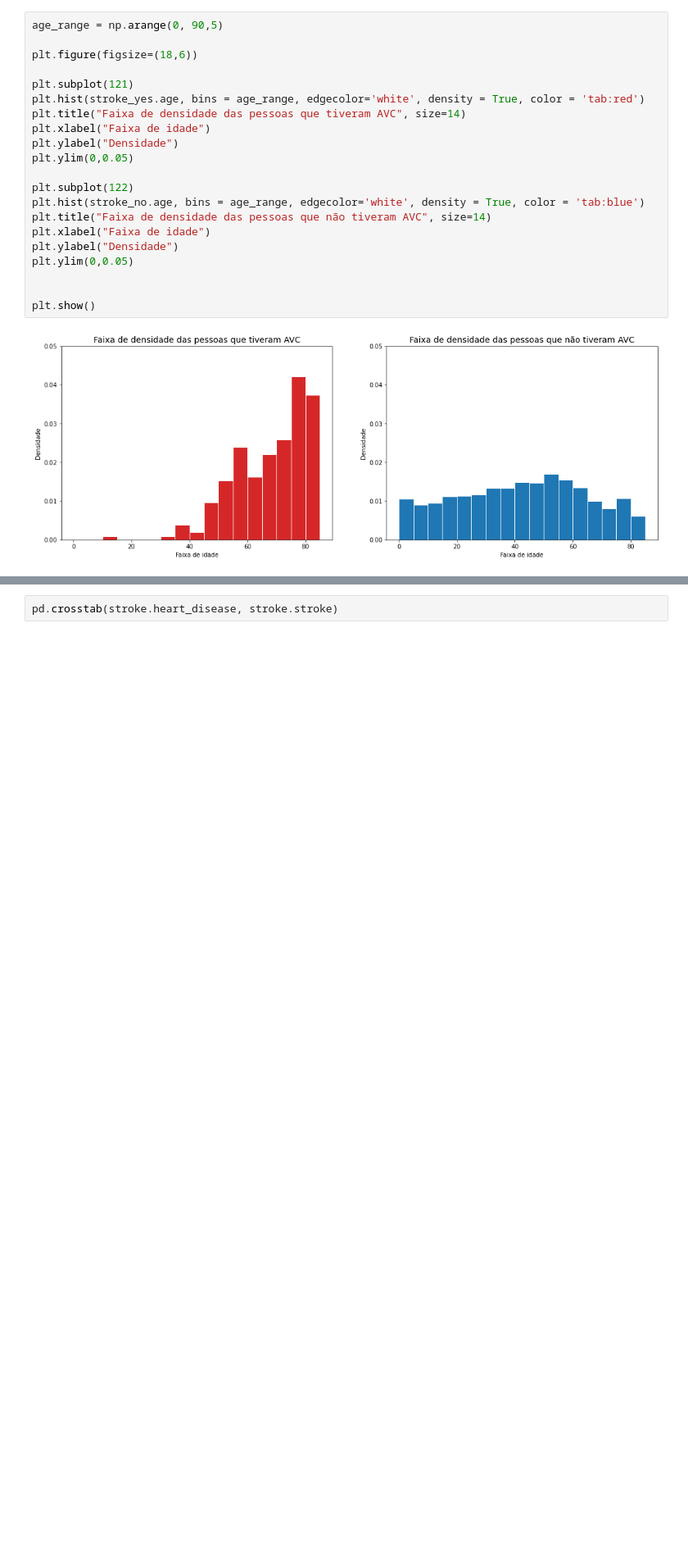
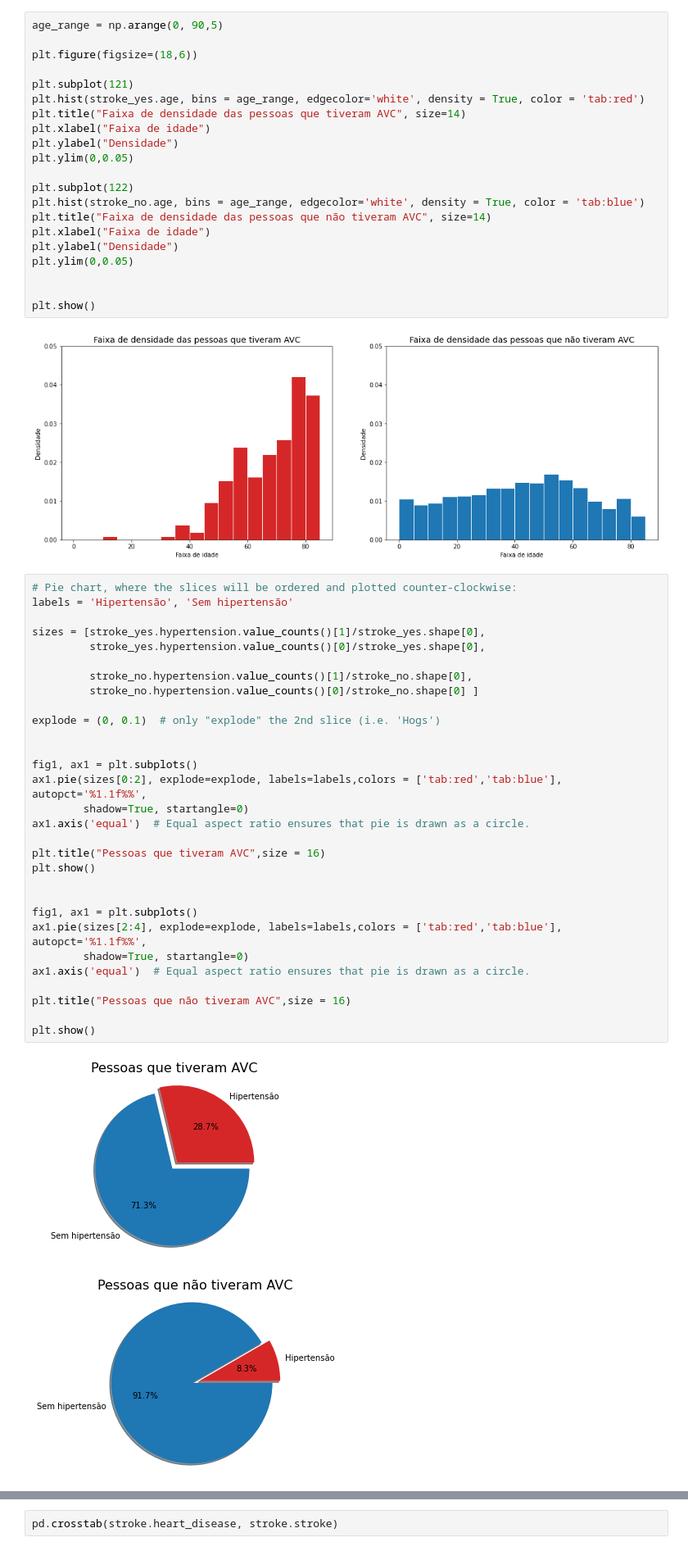
Before and after one commit to Adneycm/Projeto2-Cdados, a Jupyter notebook: Projeto2_Ciencia_dos_Dados_Stroke.ipynb, the cells around one changed output, grey strips where cells are left out. Shown at 82% size. Cells and saved outputs as stored; diff of their text form; blank space fills up the shorter version.

```diff
--- a/Projeto2_Ciencia_dos_Dados_Stroke.ipynb
+++ b/Projeto2_Ciencia_dos_Dados_Stroke.ipynb
@@ -164,3 +168,36 @@ plt.ylim(0,0.05)
 plt.show()
 # %% [output]
 [figure]
+# %%
+# Pie chart, where the slices will be ordered and plotted counter-clockwise:
+labels = 'Hipertensão', 'Sem hipertensão'
+
+sizes = [stroke_yes.hypertension.value_counts()[1]/stroke_yes.shape[0],
+         stroke_yes.hypertension.value_counts()[0]/stroke_yes.shape[0],
+
+         stroke_no.hypertension.value_counts()[1]/stroke_no.shape[0],
+         stroke_no.hypertension.value_counts()[0]/stroke_no.shape[0] ]
+
+explode = (0, 0.1)  # only "explode" the 2nd slice (i.e. 'Hogs')
+
+
+fig1, ax1 = plt.subplots()
+ax1.pie(sizes[0:2], explode=explode, labels=labels,colors = ['tab:red','tab:blue'], autopct='%1.1f%%',
+        shadow=True, startangle=0)
+ax1.axis('equal')  # Equal aspect ratio ensures that pie is drawn as a circle.
+
+plt.title("Pessoas que tiveram AVC",size = 16)
+plt.show()
+
+
+fig1, ax1 = plt.subplots()
+ax1.pie(sizes[2:4], explode=explode, labels=labels,colors = ['tab:red','tab:blue'], autopct='%1.1f%%',
+        shadow=True, startangle=0)
+ax1.axis('equal')  # Equal aspect ratio ensures that pie is drawn as a circle.
+
+plt.title("Pessoas que não tiveram AVC",size = 16)
+
+plt.show()
+# %% [output]
+[figure, added]
+[figure, added]
```
Also changed, not shown: parts of 7 cells of this notebook.
